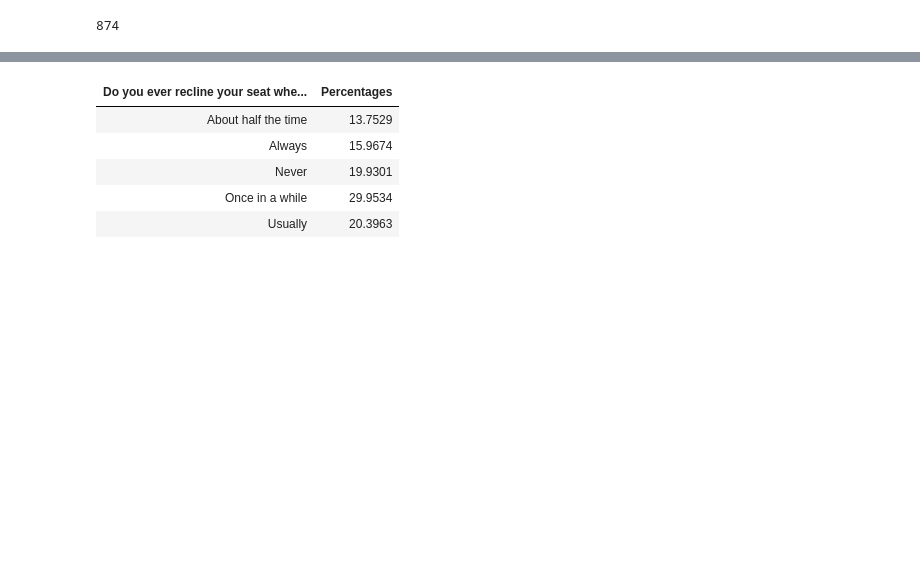
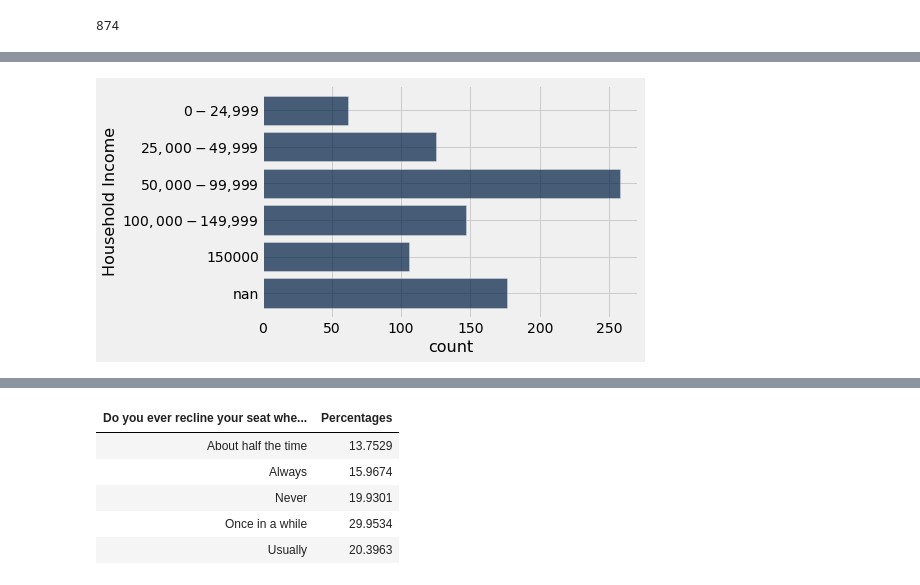
Before and after one commit to ls88-openscienceconnector/final-project-team-2, a Jupyter notebook: notebooks/airplane-analysis.ipynb, the cells around one changed output, grey strips where cells are left out. Drawn from its saved outputs; the diff is of its cells as text; code cells hidden in the pictures; blank space fills up the shorter version.

```diff
--- a/notebooks/airplane-analysis.ipynb
+++ b/notebooks/airplane-analysis.ipynb
@@ -43,0 +54,4 @@ data.num_rows
+# %%
+data.group("Household Income").with_column("order", make_array(0, 3, 1,  2, 4, 5)).sort("order").drop("order").barh(0)
+# %% [output]
+[figure, added]
```
Also changed, not shown: parts of 36 cells of this notebook.
